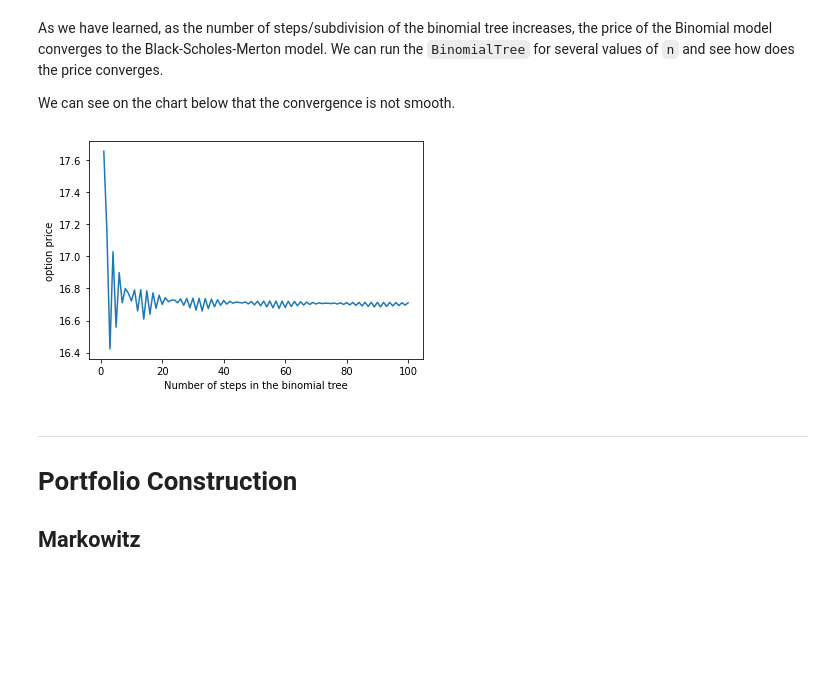
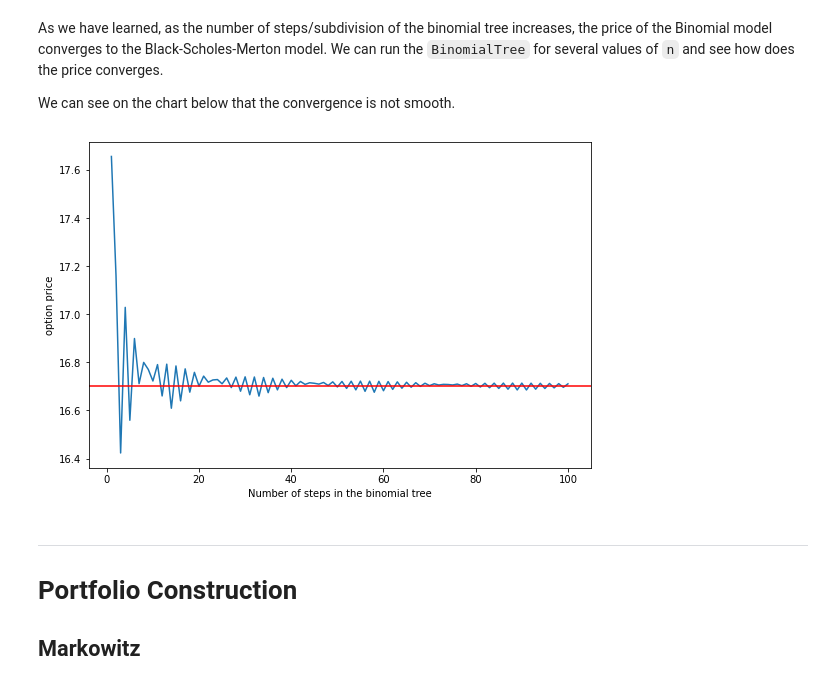
Before and after one commit to gusamarante/QuantFin, a Jupyter notebook: quantfin_examples.ipynb, the cells around one changed output. Drawn from its saved outputs; the diff is of its cells as text; code cells hidden in the pictures; blank space fills up the shorter version.

Commit message:
progress on the Black Scholes class

```diff
--- a/quantfin_examples.ipynb
+++ b/quantfin_examples.ipynb
@@ -104,19 +109,22 @@ As we have learned, as the number of steps/subdivision of the binomial tree incr
 
 We can see on the chart below that the convergence is not smooth.
 # %%
+bs = BlackScholes(stock_price=100, strike_price=90, maturity=1, risk_free=0.05, vol=0.2).price
+
 def option_price(n=1):
     return BinomalTree(stock=100, strike=90, years2mat=1, vol=0.20, risk_free=0.05, n=n).price
 
 
 n_grid = np.arange(1, 101, 1, dtype=int)
 
-plt.figure()
+plt.figure(figsize=(9, 6))
 plt.plot(n_grid, list(map(option_price, n_grid)))
+plt.axhline(bs, color='red')
 plt.xlabel('Number of steps in the binomial tree')
 plt.ylabel('option price')
 plt.show()
 # %% [output]
-[figure, old version]
+[figure, new version]
 # %% [markdown]
 ---
 # Portfolio Construction
```
Also changed, not shown: parts of 10 cells of this notebook, 1 other file.
